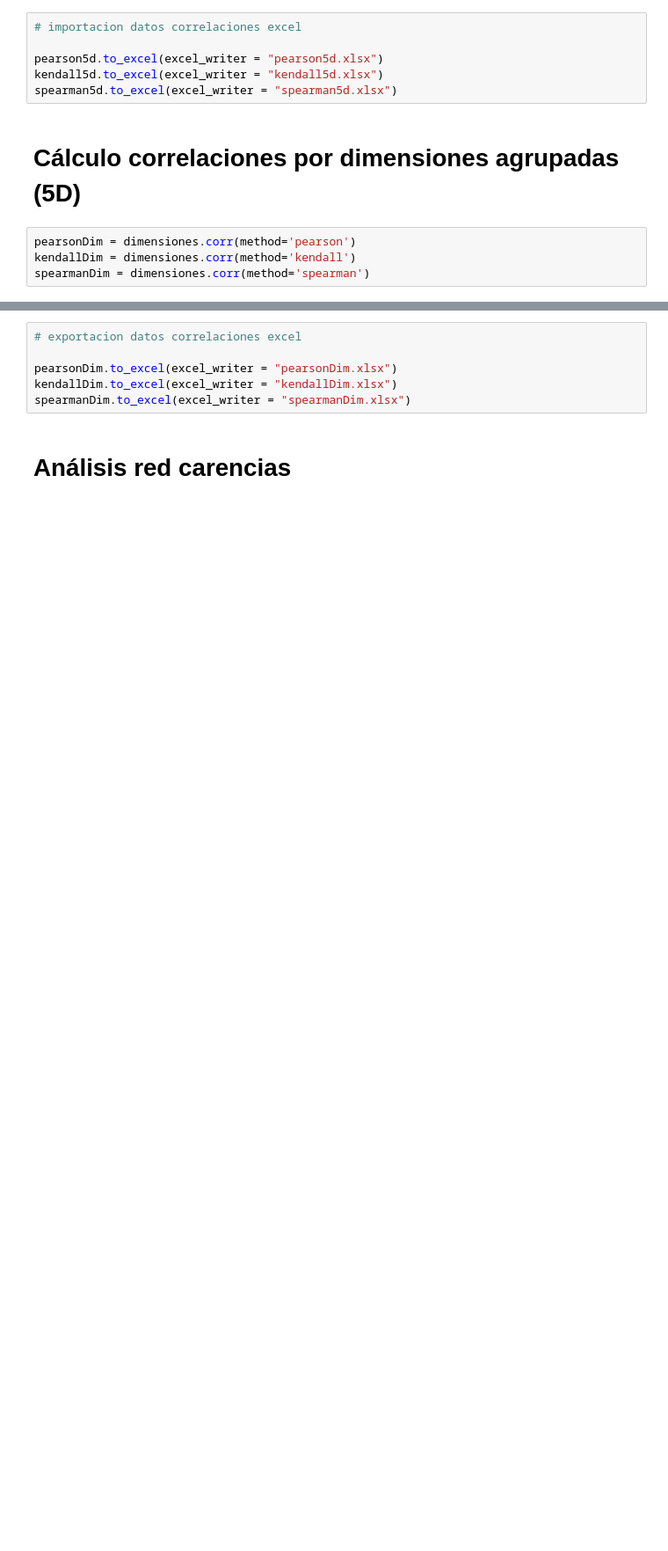
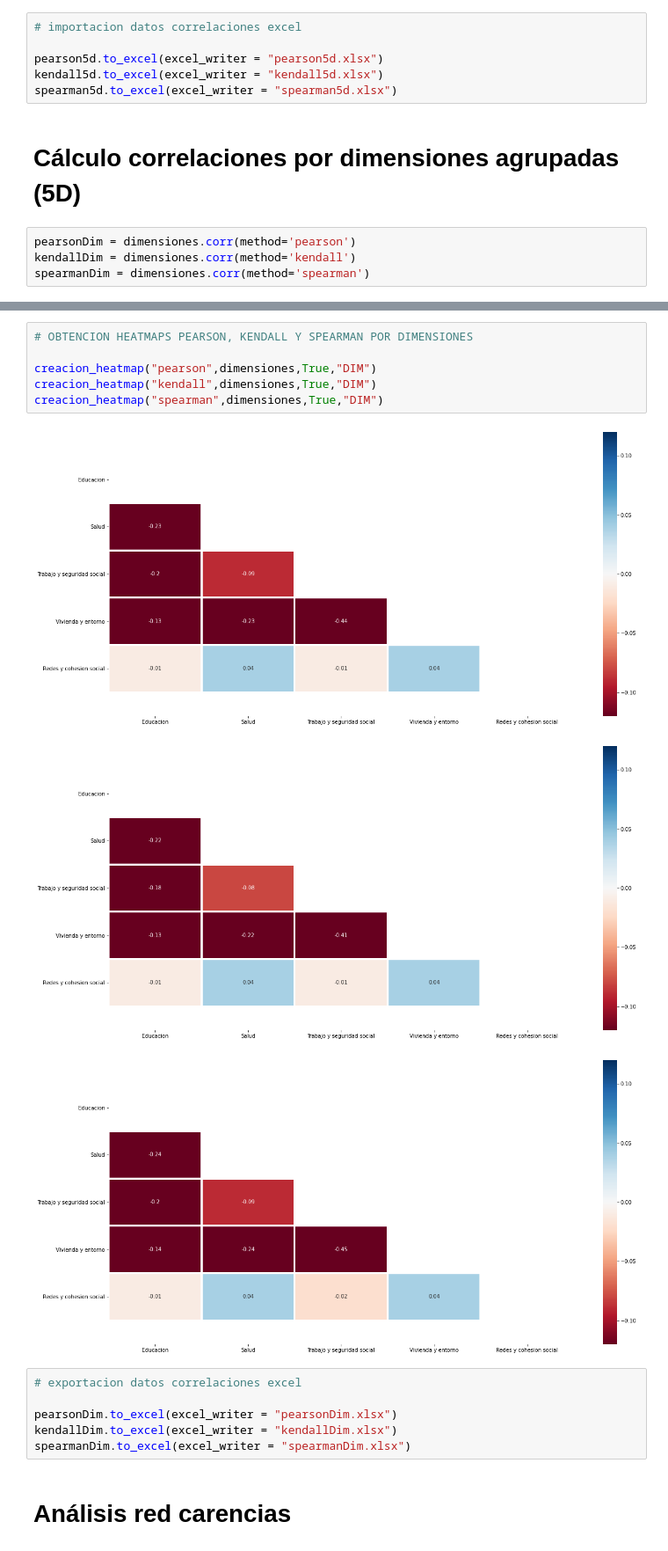
Before and after one commit to Maxmuleiv/Proyecto-Industrial, a Jupyter notebook: AnalisisPobrezaMultidimensional.ipynb, the cells around one changed output, grey strips where cells are left out. Shown at 88% size. Drawn from its saved outputs; the diff is of its cells as text; blank space fills up the shorter version.

```diff
--- a/AnalisisPobrezaMultidimensional.ipynb
+++ b/AnalisisPobrezaMultidimensional.ipynb
@@ -230,3 +158,13 @@ plt.show()
+# %%
+# OBTENCION HEATMAPS PEARSON, KENDALL Y SPEARMAN POR DIMENSIONES
+
+creacion_heatmap("pearson",dimensiones,True,"DIM")
+creacion_heatmap("kendall",dimensiones,True,"DIM")
+creacion_heatmap("spearman",dimensiones,True,"DIM")
+# %% [output]
+[figure, added]
+[figure, added]
+[figure, added]
 # %%
 # exportacion datos correlaciones excel
 
```
Also changed, not shown: parts of 5 cells of this notebook.
